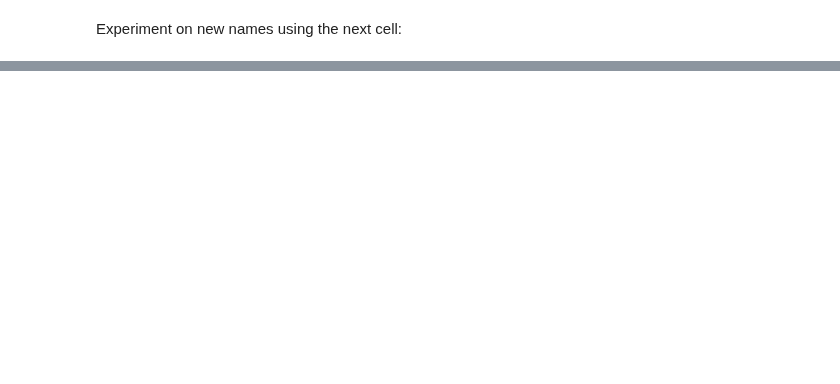
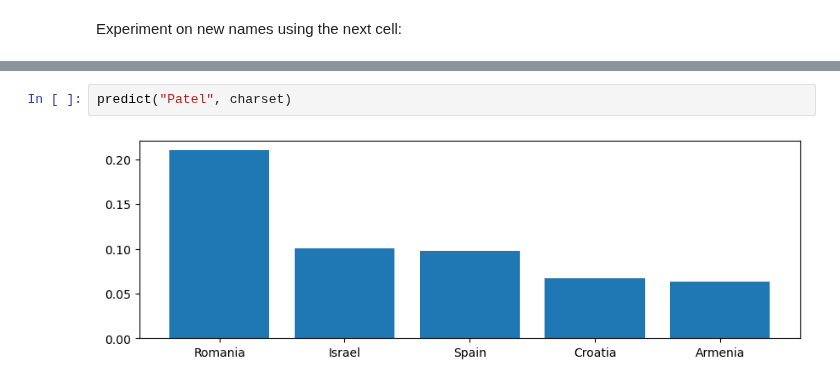
Before and after one commit to SreelekhaVuppala/deep-machine-learning, a Jupyter notebook: home-assignments/HA2/HA2-Part1.ipynb, the cells around one changed output, grey strips where cells are left out. Cells and saved outputs as stored; diff of their text form; blank space fills up the shorter version.

```diff
--- a/home-assignments/HA2/HA2-Part1.ipynb
+++ b/home-assignments/HA2/HA2-Part1.ipynb
@@ -765,0 +862,4 @@ Experiment on new names using the next cell:
+# %%
+predict("Patel", charset)
+# %% [output]
+[figure, added]
```
Also changed, not shown: parts of 26 cells of this notebook.
